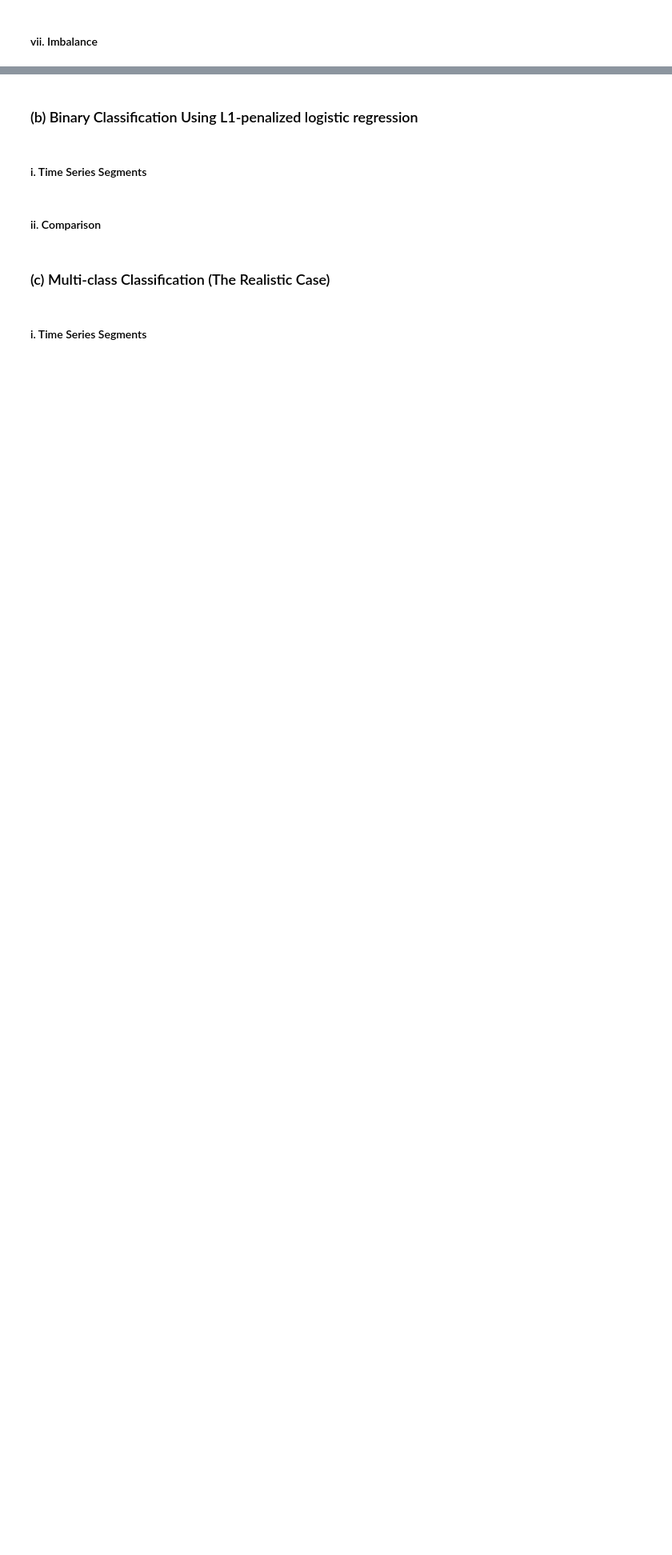
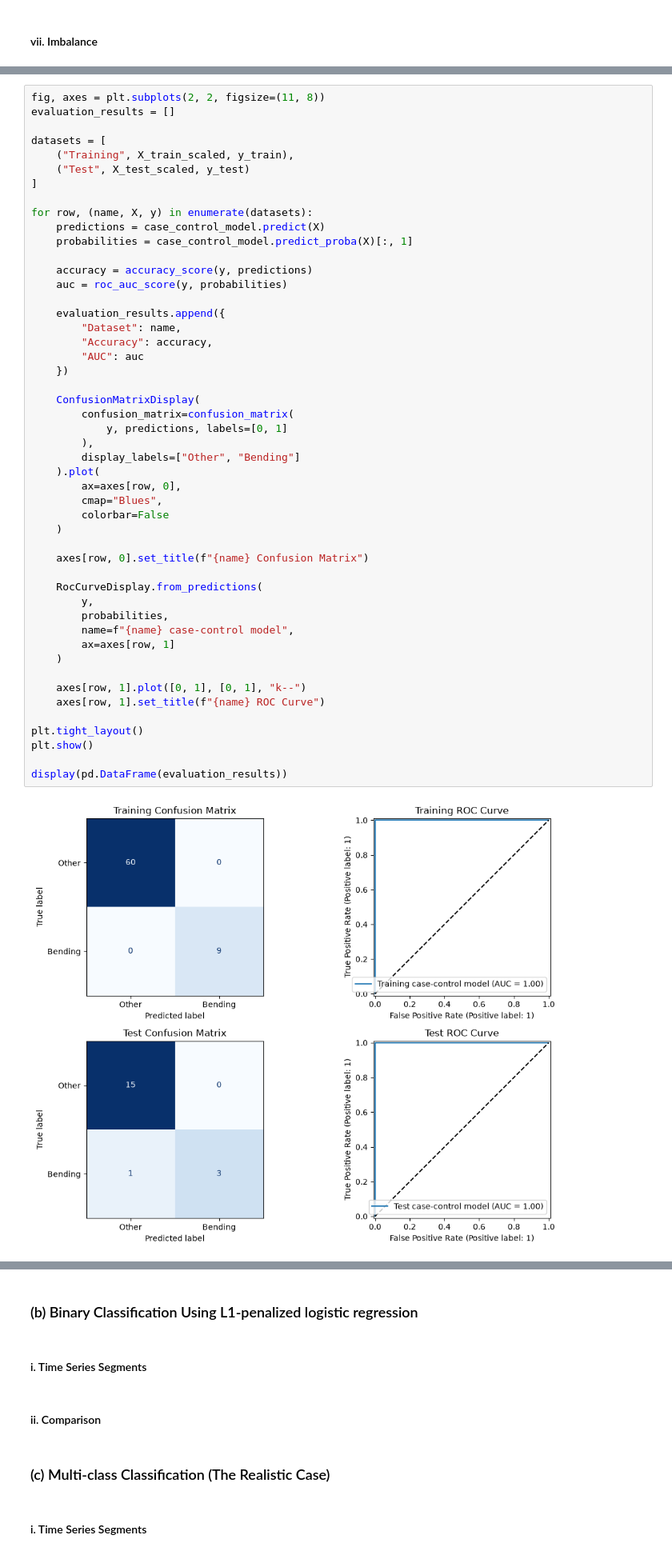
Before and after one commit to akeehan56/DSCI552, a Jupyter notebook: HW4/notebook/Keehan_Alyssa_HW4.ipynb, the cells around one changed output, grey strips where cells are left out. Shown at 80% size. Saved outputs shown, nothing was run; the diff lists cells and outputs as text; blank space fills up the shorter version.

```diff
--- a/HW4/notebook/Keehan_Alyssa_HW4.ipynb
+++ b/HW4/notebook/Keehan_Alyssa_HW4.ipynb
@@ -685,0 +1000,51 @@ Stratification preserved approximately the same class proportions in each fold.
+# %%
+fig, axes = plt.subplots(2, 2, figsize=(11, 8))
+evaluation_results = []
+
+datasets = [
+    ("Training", X_train_scaled, y_train),
+    ("Test", X_test_scaled, y_test)
+]
+
+for row, (name, X, y) in enumerate(datasets):
+    predictions = case_control_model.predict(X)
+    probabilities = case_control_model.predict_proba(X)[:, 1]
+
+    accuracy = accuracy_score(y, predictions)
+    auc = roc_auc_score(y, probabilities)
+
+    evaluation_results.append({
+        "Dataset": name,
+        "Accuracy": accuracy,
+        "AUC": auc
+    })
+
+    ConfusionMatrixDisplay(
+        confusion_matrix=confusion_matrix(
+            y, predictions, labels=[0, 1]
+        ),
+        display_labels=["Other", "Bending"]
+    ).plot(
+        ax=axes[row, 0],
+        cmap="Blues",
+        colorbar=False
+    )
+
+    axes[row, 0].set_title(f"{name} Confusion Matrix")
+
+    RocCurveDisplay.from_predictions(
+        y,
+        probabilities,
+        name=f"{name} case-control model",
+        ax=axes[row, 1]
+    )
+
+    axes[row, 1].plot([0, 1], [0, 1], "k--")
+    axes[row, 1].set_title(f"{name} ROC Curve")
+
+plt.tight_layout()
+plt.show()
+
+display(pd.DataFrame(evaluation_results))
+# %% [output]
+[figure, added]
```
Also changed, not shown: parts of 15 cells of this notebook.
